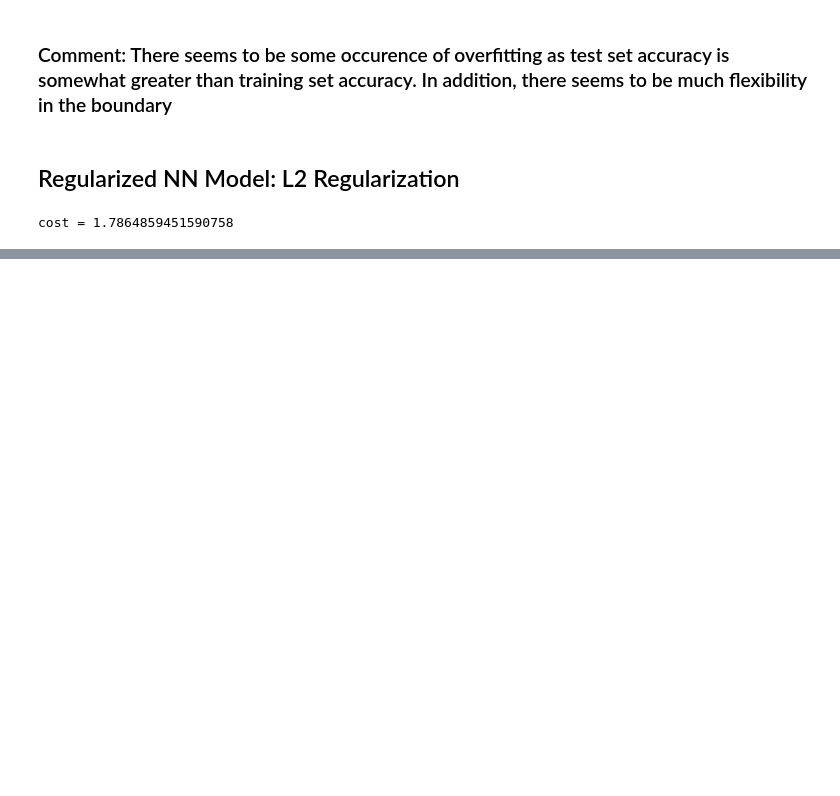
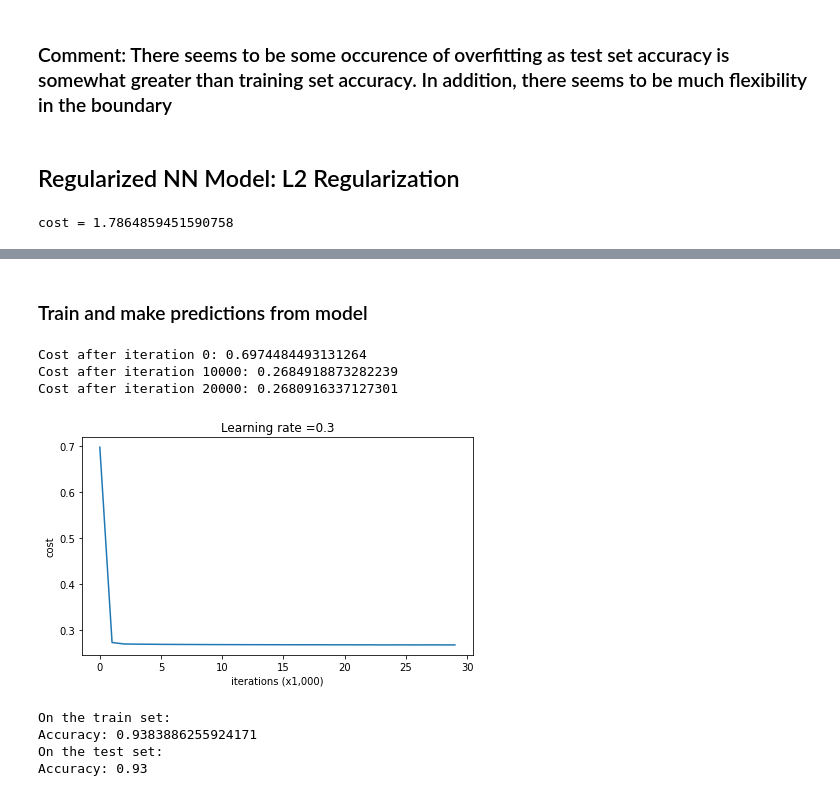
Before and after one commit to obeabi/DeepLearning, a Jupyter notebook: RegularizationOnNN.ipynb, the cells around one changed output, grey strips where cells are left out. Cells and saved outputs as stored; diff of their text form; code cells hidden in the pictures; blank space fills up the shorter version.

```diff
--- a/RegularizationOnNN.ipynb
+++ b/RegularizationOnNN.ipynb
@@ -242,0 +255,21 @@ def backward_propagation_with_regularization(X, Y, cache, lambd):
+# %% [markdown]
+### Train and make predictions from model
+# %%
+# train NN
+parameters = model(train_X, train_Y, lambd = 0.7)
+# %% [output]
+Cost after iteration 0: 0.6974484493131264
+Cost after iteration 10000: 0.2684918873282239
+Cost after iteration 20000: 0.2680916337127301
+[figure, added]
+# %%
+# Evauate Model accuracy
+print ("On the train set:")
+predictions_train = predict(train_X, train_Y, parameters)
+print ("On the test set:")
+predictions_test = predict(test_X, test_Y, parameters)
+# %% [output]
+On the train set:
+Accuracy: 0.9383886255924171
+On the test set:
+Accuracy: 0.93
```
Also changed, not shown: parts of 16 cells of this notebook.
